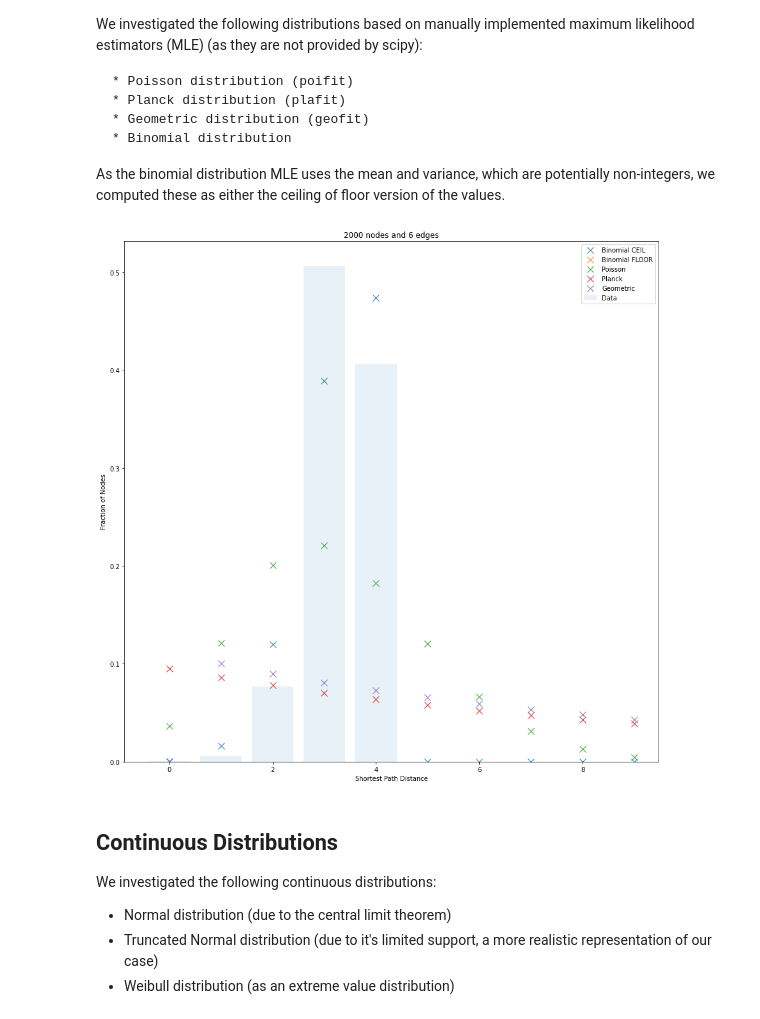
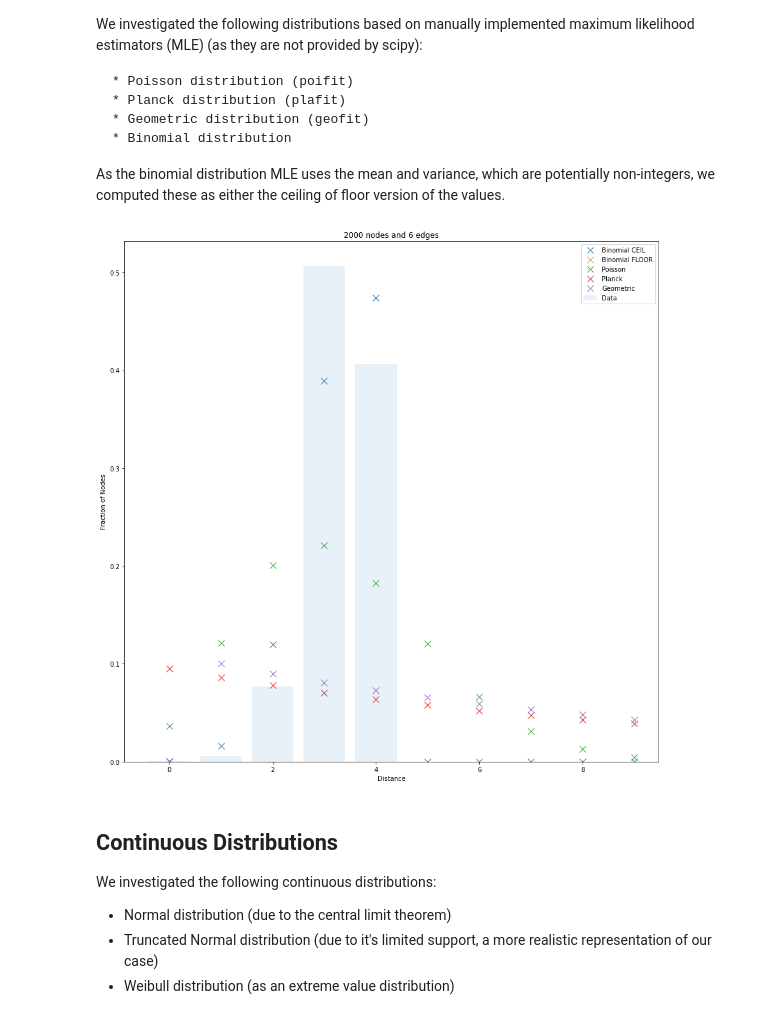
Before and after one commit to vs-uulm/eta-adaptive, a Jupyter notebook: Distribution Model.ipynb, the cells around one changed output. Cells and saved outputs as stored; diff of their text form; code cells hidden in the pictures.

```diff
--- a/Distribution Model.ipynb
+++ b/Distribution Model.ipynb
@@ -78,35 +78,35 @@ x2 = testcase["x2"]
 marksize = 10
 
 # manual maximum likelihood fitting
 # as those are not supported directly by scipy
 poifit = poisson(sum([a*b for a, b in zip(testcase["freq"], x)]))
 plafit = planck(1/sum(x))
 geofit = geom(1/sum(x))
 # binomial fit
 var = np.var(testcase["expandeddata"])
 m = np.mean(testcase["expandeddata"])
 p = 1 - var/m
 n = m/p
 binfit = binom(math.ceil(n), m/math.ceil(n))
 binfit2 = binom(math.floor(n), m/math.floor(n))
 
 plt.plot(x2, binfit.pmf(x2), 'x', markersize=marksize, label="Binomial CEIL")
 plt.plot(x2, binfit2.pmf(x2), 'x', markersize=marksize, label="Binomial FLOOR")
 
 plt.bar(x, testcase["freq"], label="Data", alpha=0.1)
 
 fits = [poifit, plafit, geofit]
 names = ["Poisson", "Planck", "Geometric"]
 
 for fit, name in zip(fits, names):
     plt.plot(x2, fit.pmf(x2), 'x', markersize=marksize, label=name)
 plt.legend()
 plt.title(str(nodes)+" nodes and "+ str(edges)+" edges")
-plt.xlabel("Shortest Path Distance")
+plt.xlabel("Distance")
 plt.ylabel("Fraction of Nodes")
 plt.show()
 # %% [output]
-[figure, old version]
+[figure, new version]
 # %% [markdown]
 ## Continuous Distributions
 
```
Also changed, not shown: parts of 1 cell of this notebook.
